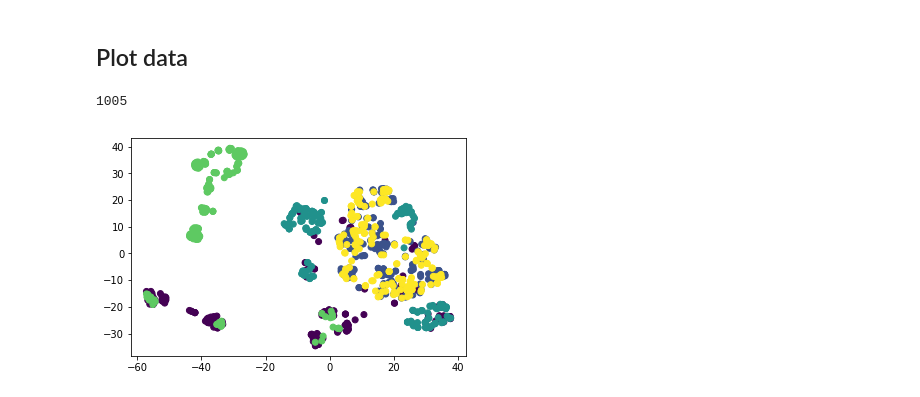
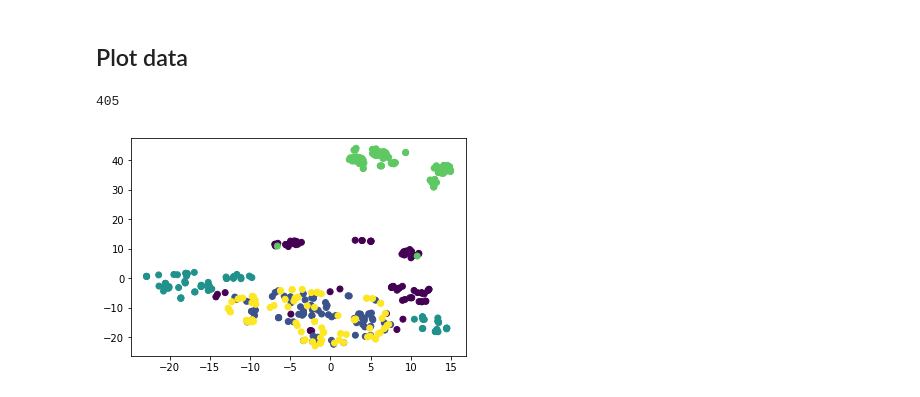
Before and after one commit to Machine-Learning-FGA/Hand-Postures, a Jupyter notebook: Preprocessing.ipynb, the cells around one changed output. Saved outputs shown, nothing was run; the diff lists cells and outputs as text; code cells hidden in the pictures.

```diff
--- a/Preprocessing.ipynb
+++ b/Preprocessing.ipynb
@@ -79,36 +127,36 @@ import matplotlib as mpl
 import numpy as np
 from sklearn.manifold import TSNE
 
 dados = new_dataset.sort_values('Class')
 
 dados_print = []
 classes = []
 atual = 1
 cont = 0
 shape = dados.shape
-AMOSTRA = 200
+AMOSTRA = 80
 for i in range(1, shape[0]):
     if cont <= AMOSTRA and atual == dados.loc[i, 'Class']:
         dados_print.append(dados.iloc[i, :])
         classes.append(dados.loc[i, 'Class'])
         cont+=1
     elif cont > AMOSTRA:
         cont = 0
         atual += 1 % 6
 print(len(dados_print))
 model = TSNE(learning_rate=200)
 tsne_features = model.fit_transform(dados_print)
 xs = tsne_features[:,0]
 
 # Select the 1st feature: ys
 ys = tsne_features[:,1]
 
 # Scatter plot, coloring by variety_numbers
 plt.scatter(xs, ys, c=np.array(classes))
 plt.show()
 # %% [output]
-1005
+405
-[figure, old version]
+[figure, new version]
 # %%
 X = new_dataset.iloc[:, 1:]
 y = new_dataset.iloc[:, 0]
```
Also changed, not shown: parts of 6 cells of this notebook.
